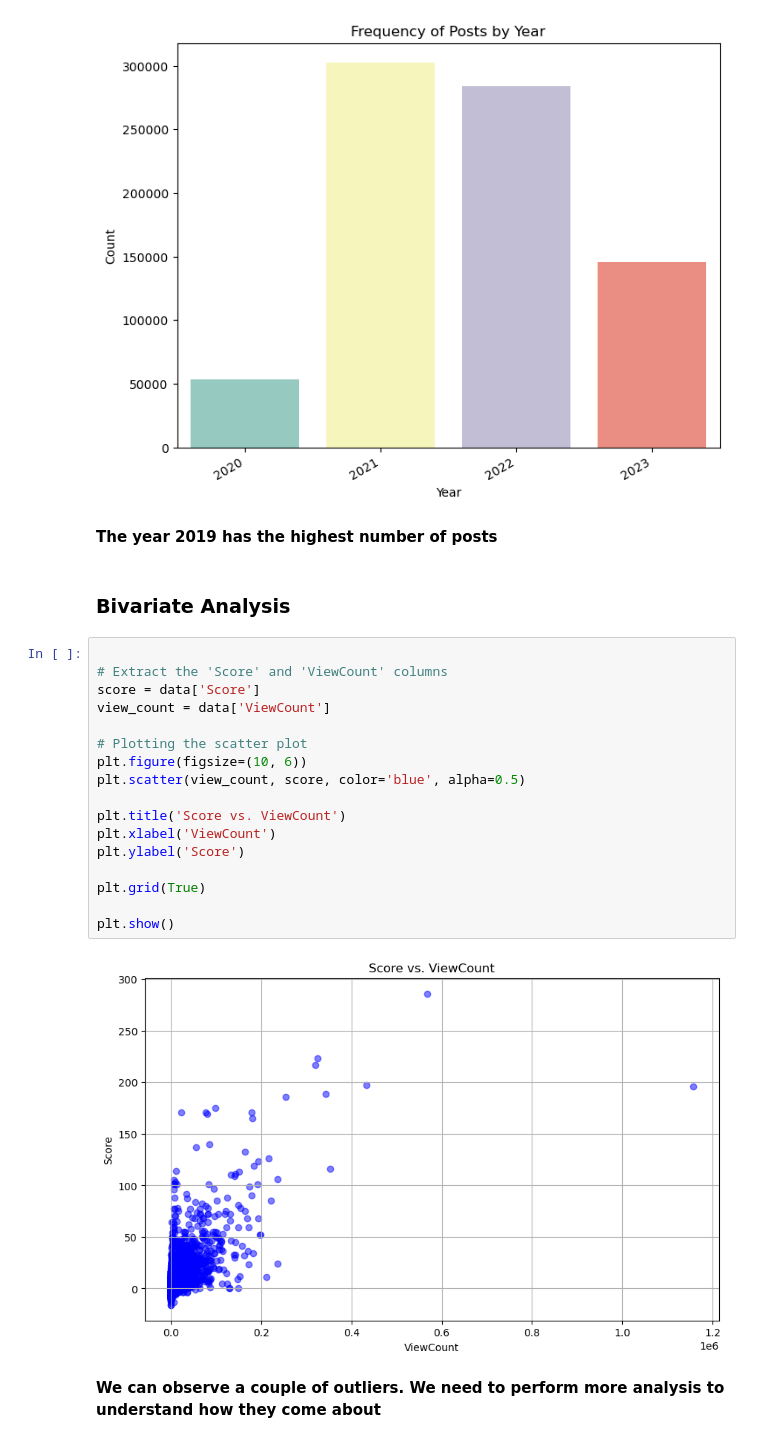
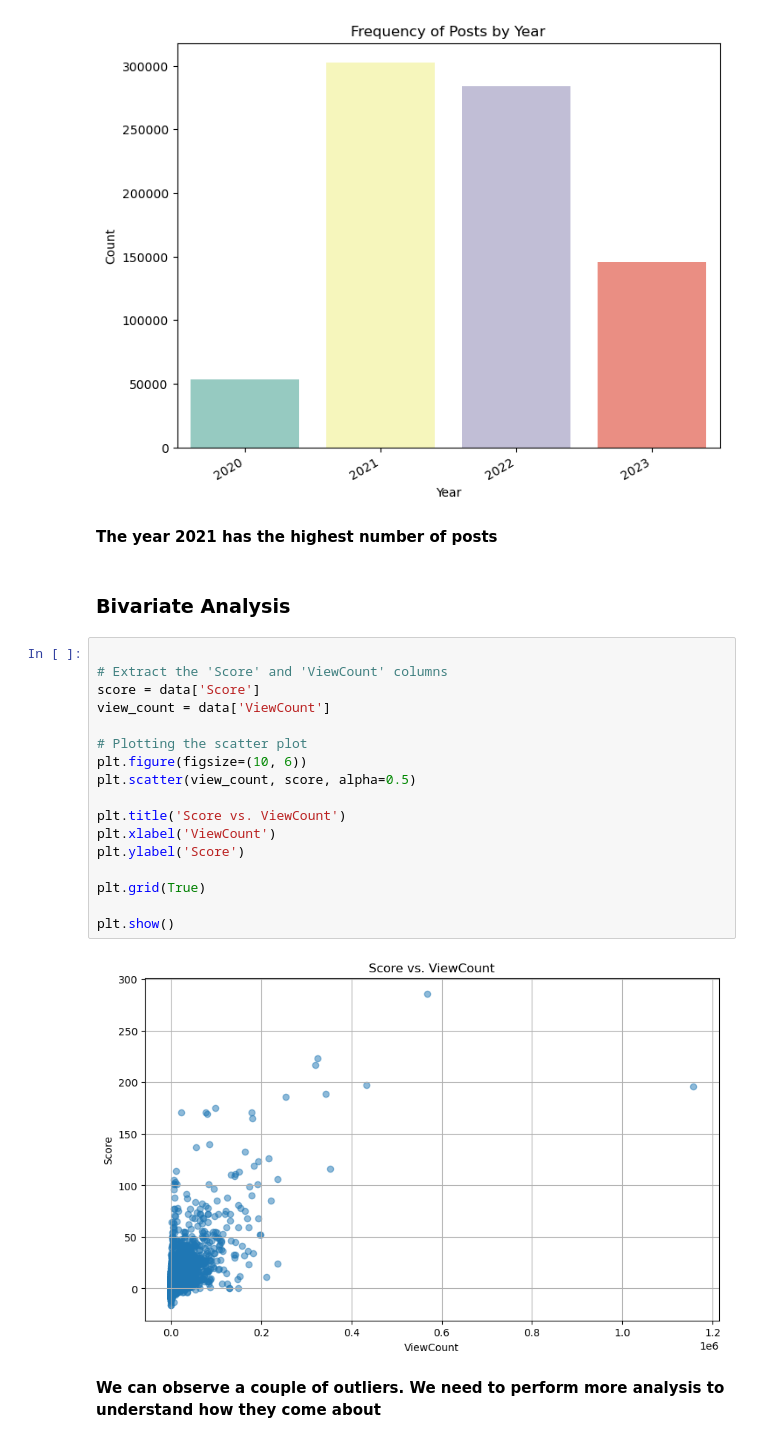
Before and after one commit to wanjikuciku/ChatGPT-Impact-on-StackOverFlow, a Jupyter notebook: main.ipynb, the cells around one changed output. Saved outputs shown, nothing was run; the diff lists cells and outputs as text.

```diff
--- a/main.ipynb
+++ b/main.ipynb
@@ -600,28 +590,28 @@ plt.show()
 # %% [output]
 [figure]
 # %% [markdown]
-**The year 2019 has the highest number of posts**
+**The year 2021 has the highest number of posts**
 # %% [markdown]
 ### Bivariate Analysis
 # %%
 
 # Extract the 'Score' and 'ViewCount' columns
 score = data['Score']
 view_count = data['ViewCount']
 
 # Plotting the scatter plot
 plt.figure(figsize=(10, 6))
-plt.scatter(view_count, score, color='blue', alpha=0.5)
+plt.scatter(view_count, score, alpha=0.5)
 
 plt.title('Score vs. ViewCount')
 plt.xlabel('ViewCount')
 plt.ylabel('Score')
 
 plt.grid(True)
 
 plt.show()
 # %% [output]
-[figure, old version]
+[figure, new version]
 # %% [markdown]
 **We can observe a couple of outliers. We need to perform more analysis to understand how they come about**
 # %% [markdown]
```
Also changed, not shown: parts of 9 cells of this notebook.
